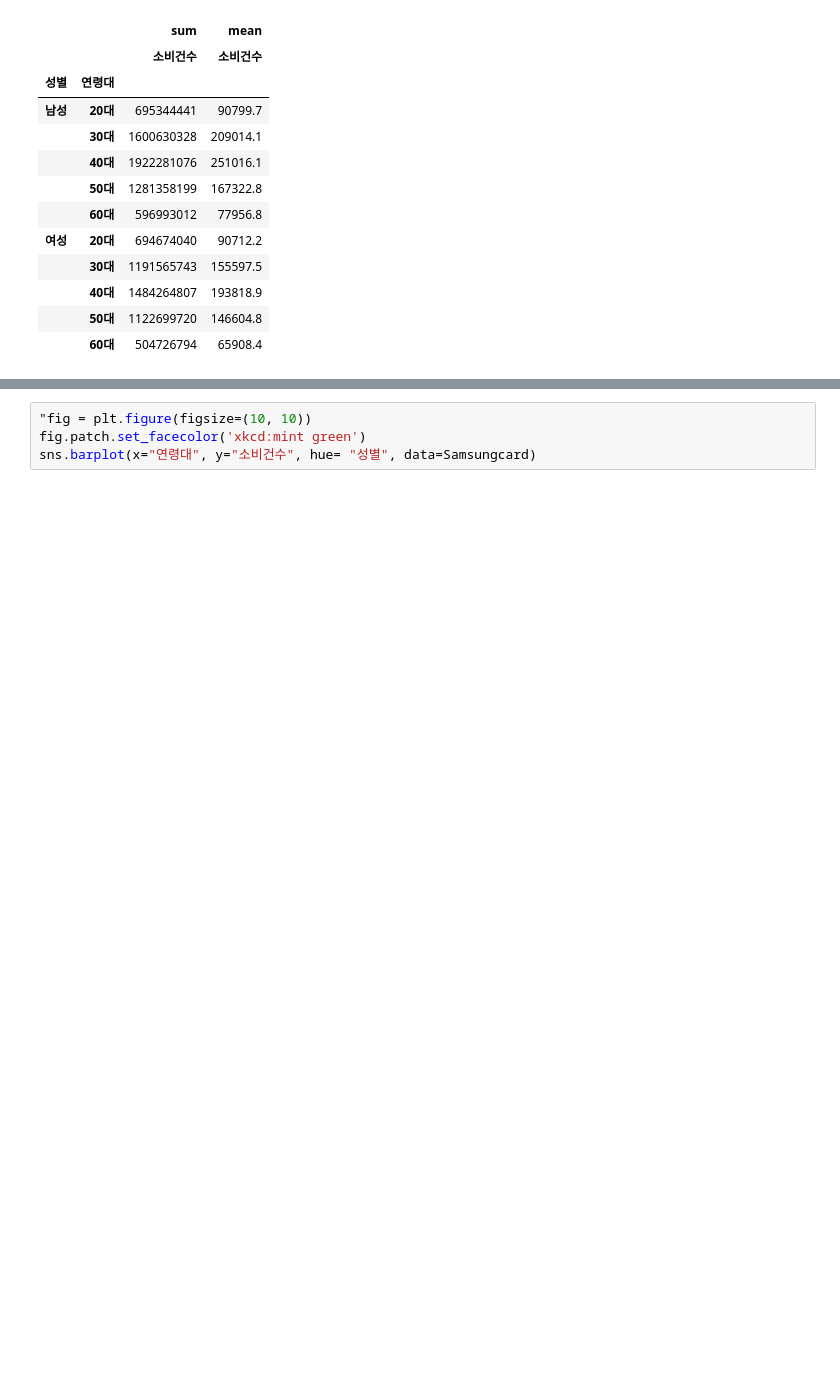
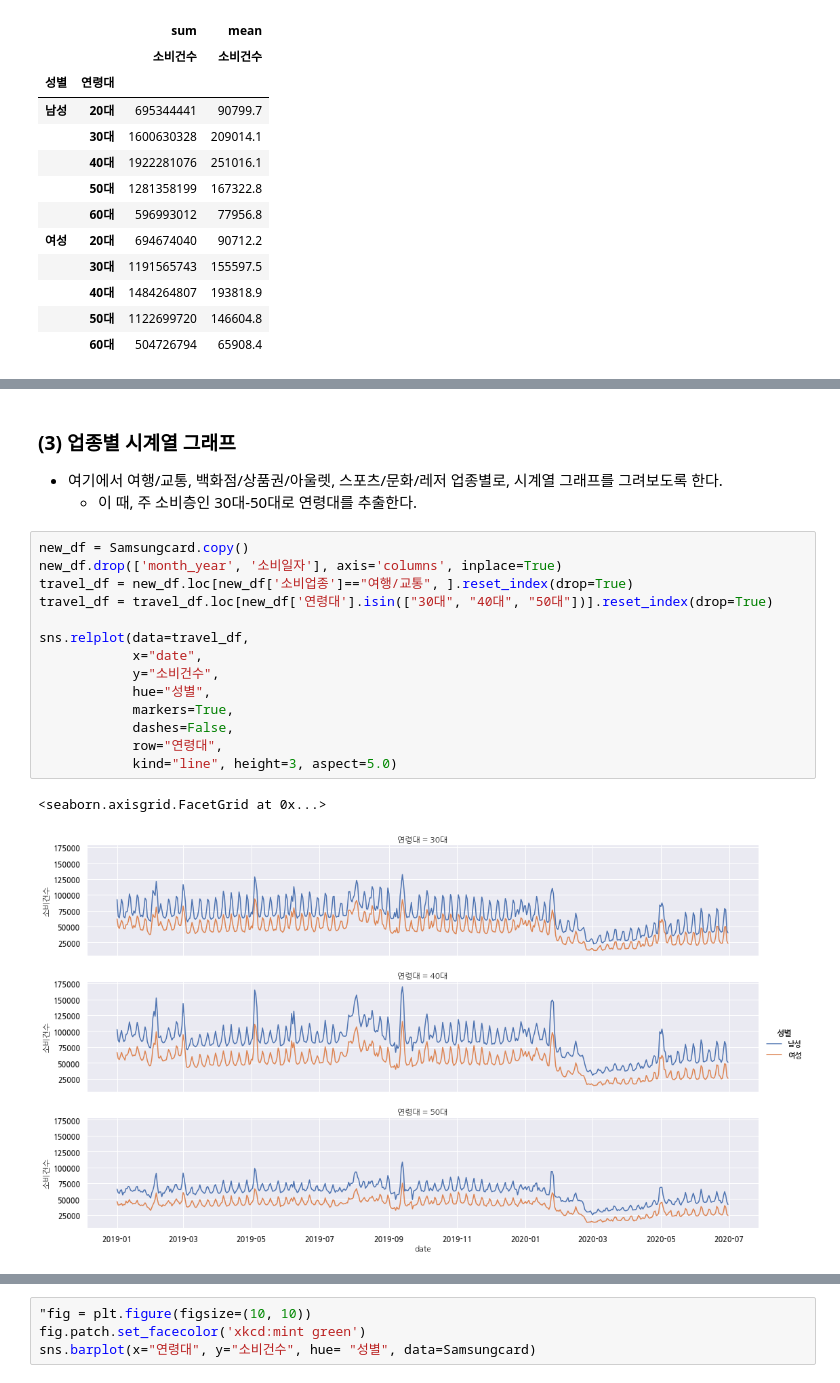
Before and after one commit to dschloe/kdx_competition, a Jupyter notebook: final_analysis.ipynb, the cells around one changed output, grey strips where cells are left out. Drawn from its saved outputs; the diff is of its cells as text; blank space fills up the shorter version.

```diff
--- a/final_analysis.ipynb
+++ b/final_analysis.ipynb
@@ -168,0 +283,21 @@ for idx in range(0,2):
+# %% [markdown]
+### (3) 업종별 시계열 그래프
+- 여기에서 여행/교통, 백화점/상품권/아울렛, 스포츠/문화/레저 업종별로, 시계열 그래프를 그려보도록 한다.
+  + 이 때, 주 소비층인 30대-50대로 연령대를 추출한다.
+# %%
+new_df = Samsungcard.copy()
+new_df.drop(['month_year', '소비일자'], axis='columns', inplace=True)
+travel_df = new_df.loc[new_df['소비업종']=="여행/교통", ].reset_index(drop=True)
+travel_df = travel_df.loc[new_df['연령대'].isin(["30대", "40대", "50대"])].reset_index(drop=True)
+
+sns.relplot(data=travel_df,
+            x="date",
+            y="소비건수",
+            hue="성별",
+            markers=True,
+            dashes=False,
+            row="연령대",
+            kind="line", height=3, aspect=5.0)
+# %% [output]
+<seaborn.axisgrid.FacetGrid at 0x...>
+[figure, added]
```
Also changed, not shown: parts of 22 cells of this notebook.
